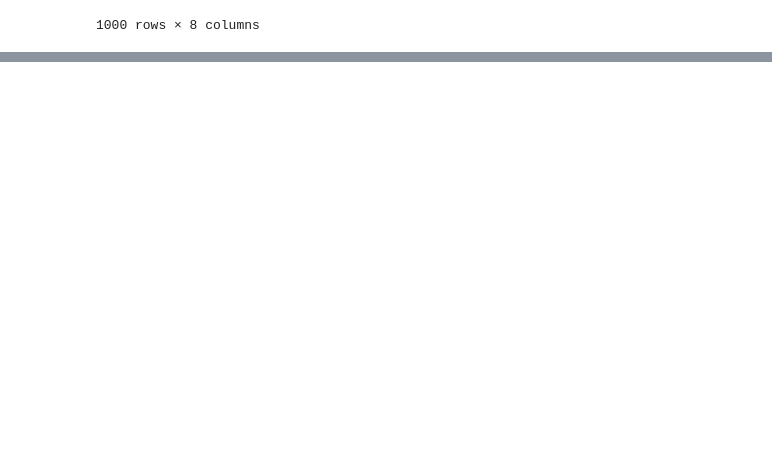
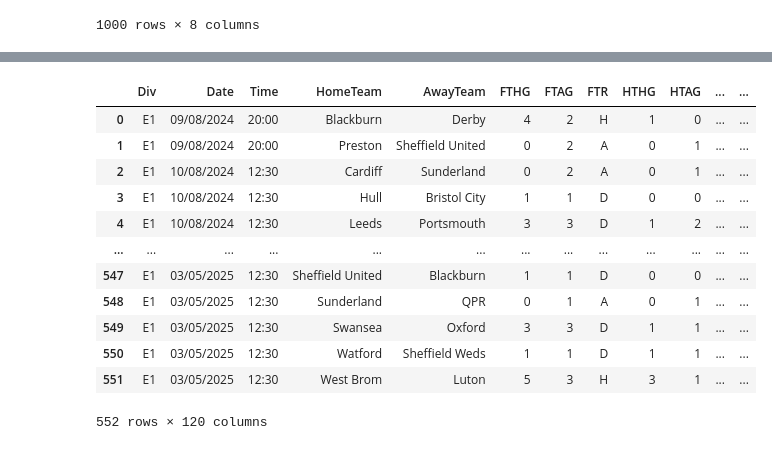
Before and after one commit to cgcb-01/Python-and-data-science-notes, a Jupyter notebook: pandasNotes.ipynb, the cells around one changed output, grey strips where cells are left out. Cells and saved outputs as stored; diff of their text form; code cells hidden in the pictures; blank space fills up the shorter version.

```diff
--- a/pandasNotes.ipynb
+++ b/pandasNotes.ipynb
@@ -721,0 +770,25 @@ df
+# %%
+# root is common for all the urls for a particular season
+root="https://www.football-data.co.uk/mmz4281/2425/"
+# setting a league array where all the Es woulf be stored
+leagues=['E0','E1','E2','E3','EC']
+frames=[] # for storing the datas
+for league in leagues:
+    # making the url
+    url = root + league + '.csv'
+    frames.append(pd.read_csv(url))
+frames[1] # displaying the second dataframe (E1)
+# %% [output]
+|  | Div | Date | Time | HomeTeam | AwayTeam | FTHG | FTAG | FTR | HTHG | HTAG | ... | ... |
+| 0 | E1 | 09/08/2024 | 20:00 | Blackburn | Derby | 4 | 2 | H | 1 | 0 | ... | ... |
+| 1 | E1 | 09/08/2024 | 20:00 | Preston | Sheffield United | 0 | 2 | A | 0 | 1 | ... | ... |
+| 2 | E1 | 10/08/2024 | 12:30 | Cardiff | Sunderland | 0 | 2 | A | 0 | 1 | ... | ... |
+| 3 | E1 | 10/08/2024 | 12:30 | Hull | Bristol City | 1 | 1 | D | 0 | 0 | ... | ... |
+| 4 | E1 | 10/08/2024 | 12:30 | Leeds | Portsmouth | 3 | 3 | D | 1 | 2 | ... | ... |
+| ... | ... | ... | ... | ... | ... | ... | ... | ... | ... | ... | ... | ... |
+| 547 | E1 | 03/05/2025 | 12:30 | Sheffield United | Blackburn | 1 | 1 | D | 0 | 0 | ... | ... |
+| 548 | E1 | 03/05/2025 | 12:30 | Sunderland | QPR | 0 | 1 | A | 0 | 1 | ... | ... |
+| 549 | E1 | 03/05/2025 | 12:30 | Swansea | Oxford | 3 | 3 | D | 1 | 1 | ... | ... |
+| 550 | E1 | 03/05/2025 | 12:30 | Watford | Sheffield Weds | 1 | 1 | D | 1 | 1 | ... | ... |
+| 551 | E1 | 03/05/2025 | 12:30 | West Brom | Luton | 5 | 3 | H | 3 | 1 | ... | ... |
+552 rows × 120 columns
```
Also changed, not shown: parts of 9 cells of this notebook.
